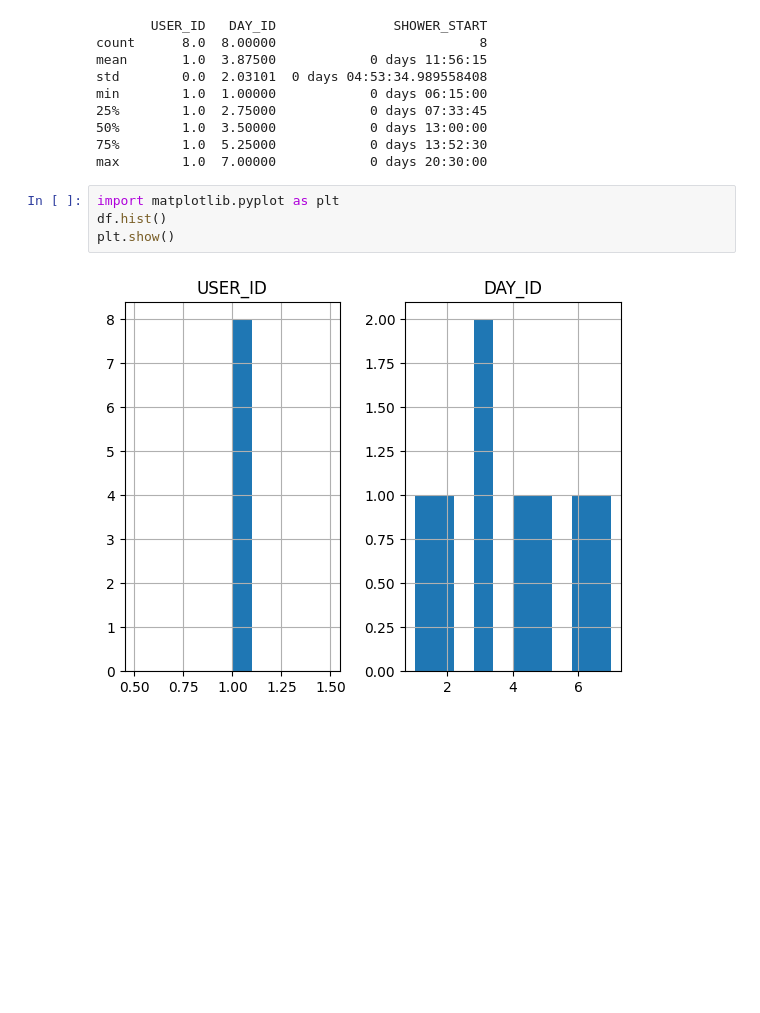
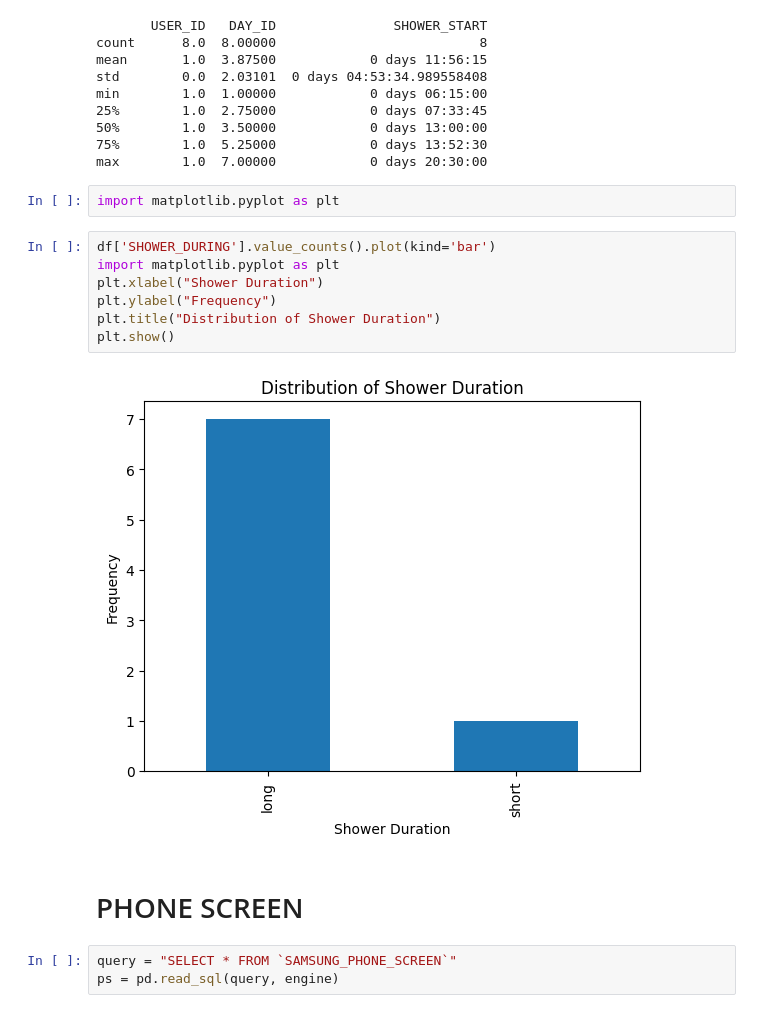
Before and after one commit to Bancie/LearningDB, a Jupyter notebook: da/da_test.ipynb, the cells around one changed output. Saved outputs shown, nothing was run; the diff lists cells and outputs as text; blank space fills up the shorter version.

```diff
--- a/da/da_test.ipynb
+++ b/da/da_test.ipynb
@@ -79,7 +109,17 @@ min        1.0  1.00000            0 days 06:15:00
 max        1.0  7.00000            0 days 20:30:00
 # %%
 import matplotlib.pyplot as plt
-df.hist()
-plt.show()
-# %% [output]
-[figure, removed]
+# %%
+df['SHOWER_DURING'].value_counts().plot(kind='bar')
+import matplotlib.pyplot as plt
+plt.xlabel("Shower Duration")
+plt.ylabel("Frequency")
+plt.title("Distribution of Shower Duration")
+plt.show()
+# %% [output]
+[figure, added]
+# %% [markdown]
+# PHONE SCREEN
+# %%
+query = "SELECT * FROM `SAMSUNG_PHONE_SCREEN`"
+ps = pd.read_sql(query, engine)
```
Also changed, not shown: parts of 7 cells of this notebook.
